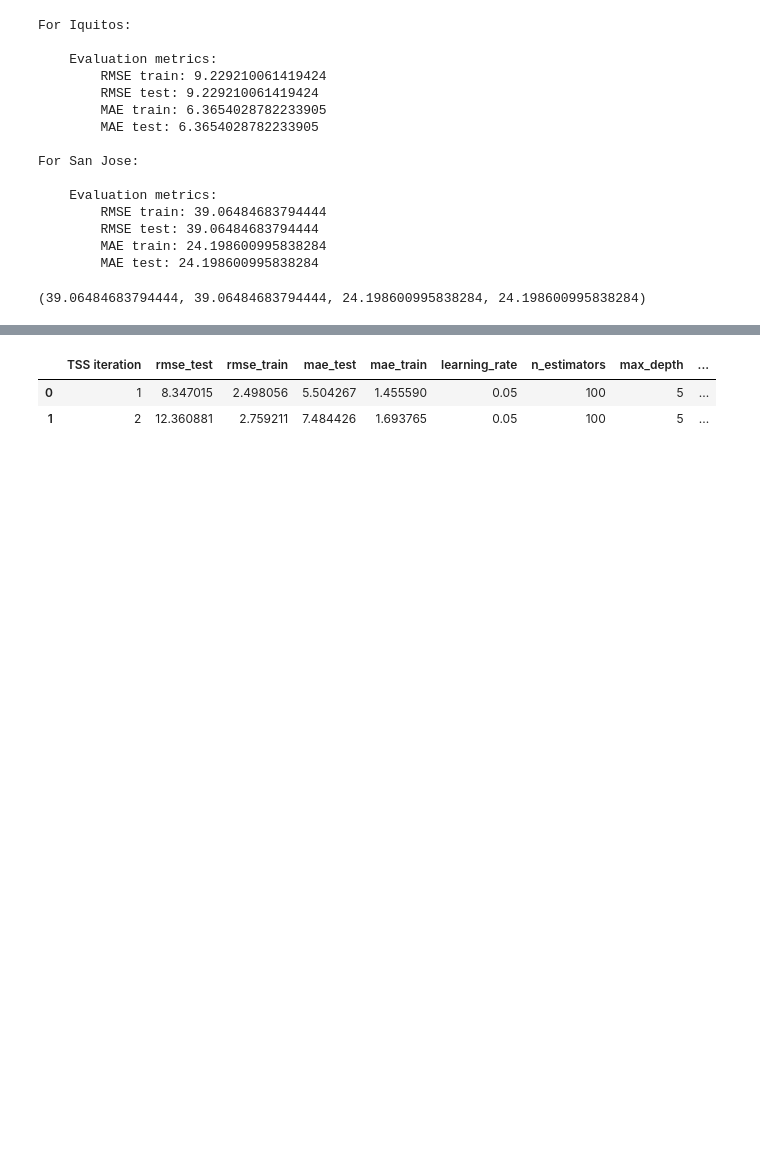
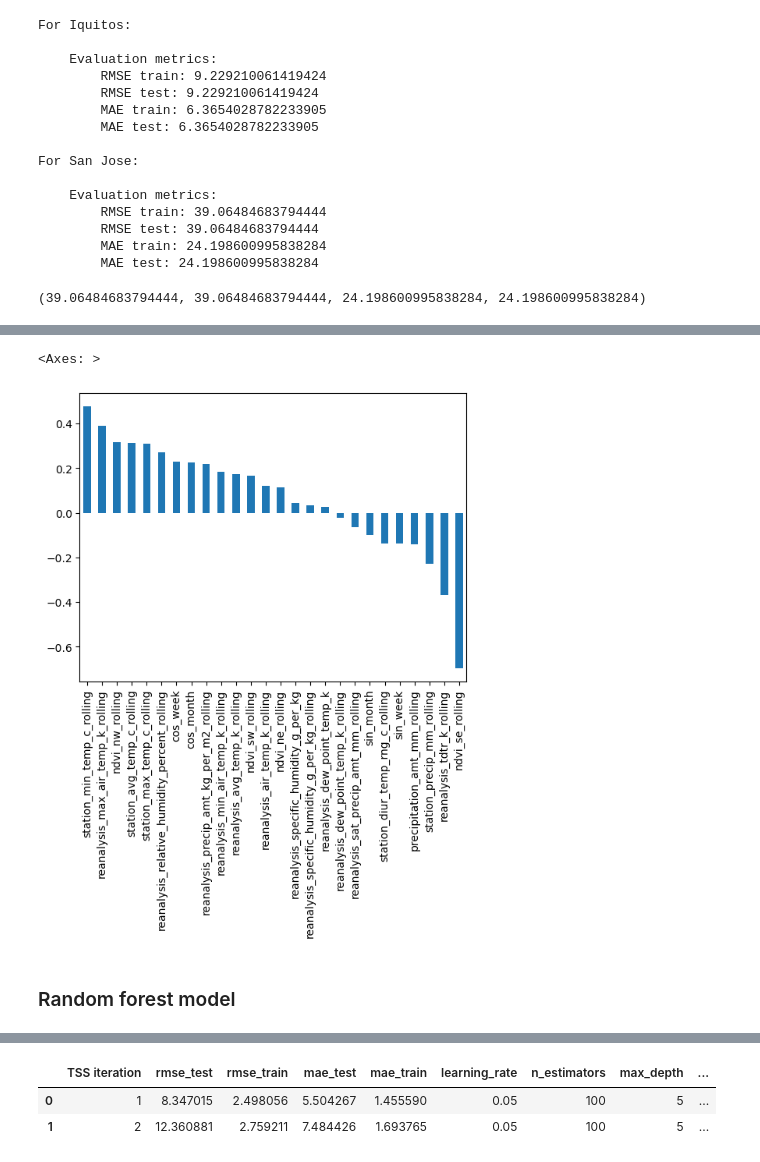
Before and after one commit to chepildev/Compet-DSR-one, a Jupyter notebook: MAIN.ipynb, the cells around one changed output, grey strips where cells are left out. Cells and saved outputs as stored; diff of their text form; code cells hidden in the pictures; blank space fills up the shorter version.

```diff
--- a/MAIN.ipynb
+++ b/MAIN.ipynb
@@ -117 +189,11 @@ For San Jose:
+# %%
+# Poisson get parameters for sj
+X, y = X_sj, y_sj
+coefs = lm.poisson_get_coefs(X, y)
+coefs.sort_values(ascending=False).plot.bar()
+# %% [output]
+<Axes: >
+[figure, added]
+# %% [markdown]
+### Random forest model
 # %%
```
Also changed, not shown: parts of 14 cells of this notebook, 2 other files.
